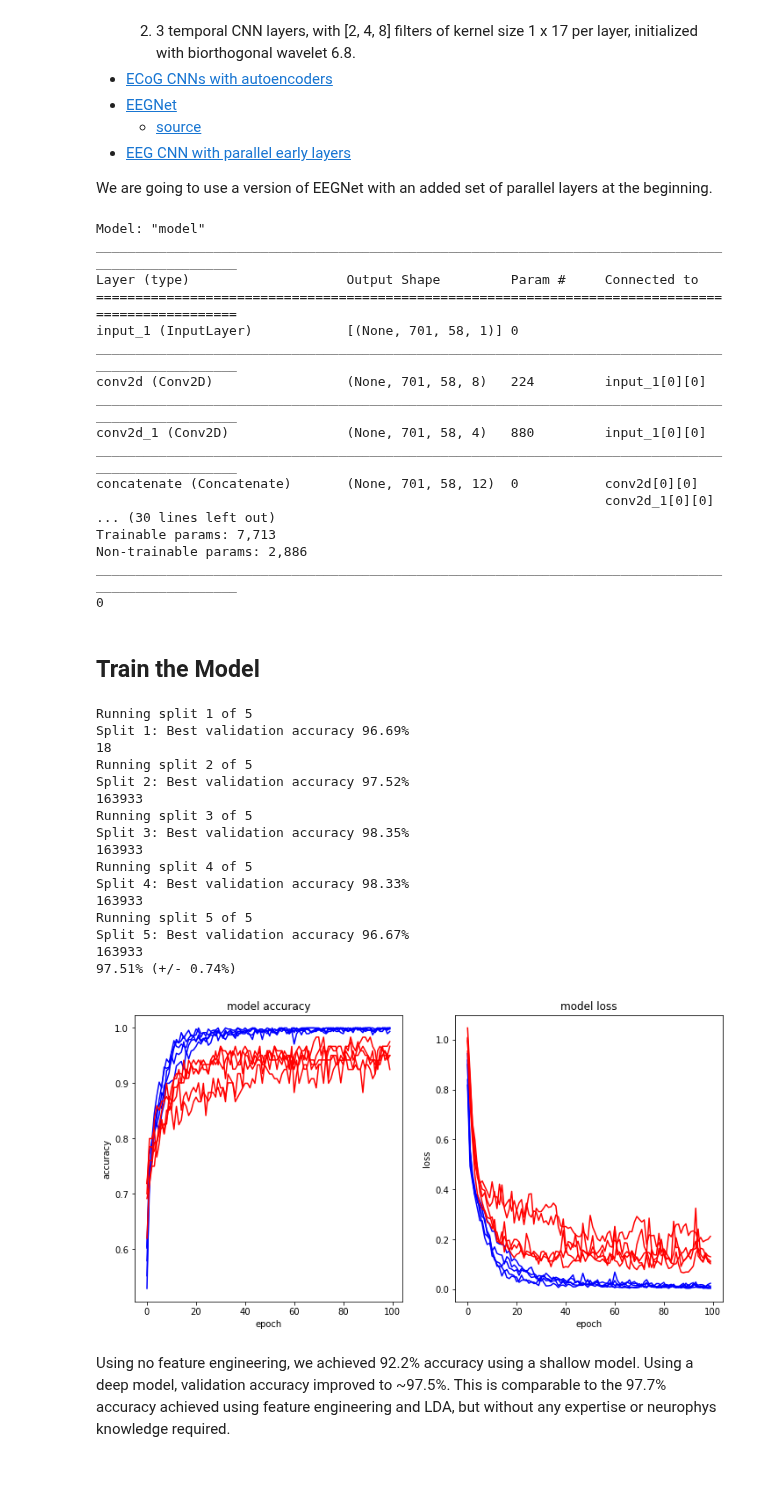
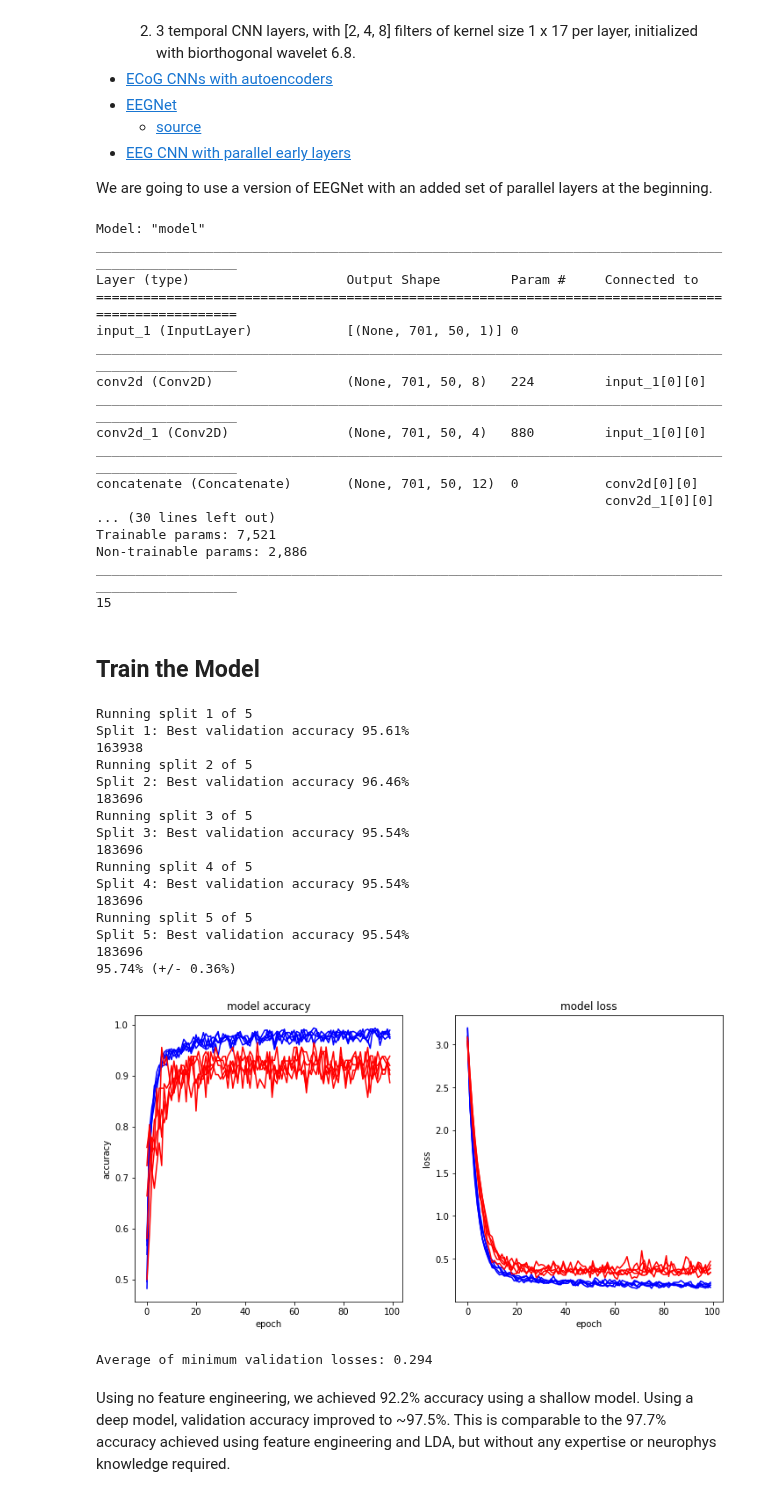
Before and after one commit to SachsLab/IntracranialNeurophysDL, a Jupyter notebook: notebooks/03_02_CNN_faces_houses.ipynb, the cells around one changed output. Saved outputs shown, nothing was run; the diff lists cells and outputs as text; code cells hidden in the pictures.

```diff
--- a/notebooks/03_02_CNN_faces_houses.ipynb
+++ b/notebooks/03_02_CNN_faces_houses.ipynb
@@ -83,7 +83,7 @@ but it's essentially the same as what we used in 02_02.
 # %%
 from data.utils.fileio import load_faces_houses
 
-SUB_ID = 'mv'
+SUB_ID = 'ca'
 X, Y, ax_info = load_faces_houses(datadir, SUB_ID, feature_set='full')
 n_trials = len(ax_info['instance_data'])
 
@@ -266,7 +266,7 @@ def make_model(T, C, aug_offset=100, n_classes=3,
                downsamp_1=8,
                n_pointwise_filters=25,
                len_kernel_2=47, downsamp_2=5,
-               norm_rate=0.45, dropout_rate=0.45, l2_reg=0.0002,
+               norm_rate=0.45, dropout_rate=0.45, l1_reg=0.01, l2_reg=0.01,
                optimizer='Nadam'):
 
     # Temporal kernel convolutions.
@@ -282,8 +282,8 @@ def make_model(T, C, aug_offset=100, n_classes=3,
     # Spatial Filter
     _y = layers.DepthwiseConv2D((1, C), use_bias=False,
                                 depth_multiplier=D,
-                                kernel_regularizer=tf.keras.regularizers.l2(l=l2_reg),
-                                depthwise_regularizer=tf.keras.regularizers.l2(l=l2_reg),
+                                kernel_regularizer=tf.keras.regularizers.l1_l2(l1=l1_reg, l2=l2_reg),
+                                depthwise_regularizer=tf.keras.regularizers.l1_l2(l1=l1_reg, l2=l2_reg),
                                 depthwise_constraint=max_norm(1.))(_y)
     # The order of Activation and BathNormalization is switched here compared to EEGNet.
     # This is because we use relu. relu after normalization discards too much data.
@@ -294,7 +294,9 @@ def make_model(T, C, aug_offset=100, n_classes=3,
 
     # Feature aggregation
     _y = layers.SeparableConv2D(n_pointwise_filters, (len_kernel_2, 1), padding='valid',
-                                use_bias=False
+                                use_bias=False,
+                                depthwise_regularizer=tf.keras.regularizers.l1_l2(l1=l1_reg, l2=l2_reg),
+                                pointwise_regularizer=tf.keras.regularizers.l1_l2(l1=l1_reg, l2=l2_reg),
                                )(_y)
     _y = layers.Activation(activation)(_y)
     _y = layers.BatchNormalization(axis=1)(_y)
@@ -320,19 +322,19 @@ Model: "model"
 __________________________________________________________________________________________________
 Layer (type)                    Output Shape         Param #     Connected to
 ==================================================================================================
-input_1 (InputLayer)            [(None, 701, 58, 1)] 0
+input_1 (InputLayer)            [(None, 701, 50, 1)] 0
 __________________________________________________________________________________________________
-conv2d (Conv2D)                 (None, 701, 58, 8)   224         input_1[0][0]
+conv2d (Conv2D)                 (None, 701, 50, 8)   224         input_1[0][0]
 __________________________________________________________________________________________________
-conv2d_1 (Conv2D)               (None, 701, 58, 4)   880         input_1[0][0]
+conv2d_1 (Conv2D)               (None, 701, 50, 4)   880         input_1[0][0]
 __________________________________________________________________________________________________
-concatenate (Concatenate)       (None, 701, 58, 12)  0           conv2d[0][0]
+concatenate (Concatenate)       (None, 701, 50, 12)  0           conv2d[0][0]
                                                                  conv2d_1[0][0]
 ... (30 lines left out)
-Trainable params: 7,713
+Trainable params: 7,521
 Non-trainable params: 2,886
 __________________________________________________________________________________________________
-0
+15
 # %% [markdown]
 ## Train the Model
 # %%
@@ -388,40 +390,45 @@ best_path.replace(datadir / 'models' / (SUB_ID + '_model_best_all.h5'))
 # files.download(datadir / (SUB_ID + '_model_best_all.h5'))
 # %% [output]
 Running split 1 of 5
-Split 1: Best validation accuracy 96.69%
-18
+Split 1: Best validation accuracy 95.61%
+163938
 Running split 2 of 5
-Split 2: Best validation accuracy 97.52%
-163933
+Split 2: Best validation accuracy 96.46%
+183696
 Running split 3 of 5
-Split 3: Best validation accuracy 98.35%
-163933
+Split 3: Best validation accuracy 95.54%
+183696
 Running split 4 of 5
-Split 4: Best validation accuracy 98.33%
-163933
+Split 4: Best validation accuracy 95.54%
+183696
 Running split 5 of 5
-Split 5: Best validation accuracy 96.67%
-163933
-97.51% (+/- 0.74%)
+Split 5: Best validation accuracy 95.54%
+183696
+95.74% (+/- 0.36%)
 # %%
 fig = plt.figure(figsize=(12, 6), facecolor='white')
 plt.subplot(1, 2, 1)
 plt.plot(np.vstack([_['accuracy'] for _ in hists]).T, 'b')
 plt.plot(np.vstack([_['val_accuracy'] for _ in hists]).T, 'r')
 plt.title('model accuracy')
 plt.ylabel('accuracy')
 plt.xlabel('epoch')
 # plt.legend(loc='lower right')
 
 plt.subplot(1, 2, 2)
 plt.plot(np.vstack([_['loss'] for _ in hists]).T, 'b')
-plt.plot(np.vstack([_['val_loss'] for _ in hists]).T, 'r')
+val_loss = np.vstack([_['val_loss'] for _ in hists])
+plt.plot(val_loss.T, 'r')
 plt.title('model loss')
 plt.ylabel('loss')
 plt.xlabel('epoch')
 plt.show()
+
+avg_val_loss = np.mean(np.min(val_loss, axis=-1), axis=0)
+print("Average of minimum validation losses: {:.3f}".format(avg_val_loss))
 # %% [output]
-[figure, old version]
+[figure, new version]
+Average of minimum validation losses: 0.294
 # %% [markdown]
 Using no feature engineering, we achieved 92.2% accuracy using a shallow model. Using a deep model, validation accuracy improved to ~97.5%. This is comparable to the 97.7% accuracy achieved using feature engineering and LDA, but without any expertise or neurophys knowledge required.
 # %% [markdown]
```
Also changed, not shown: parts of 3 cells of this notebook, 1 other file.
